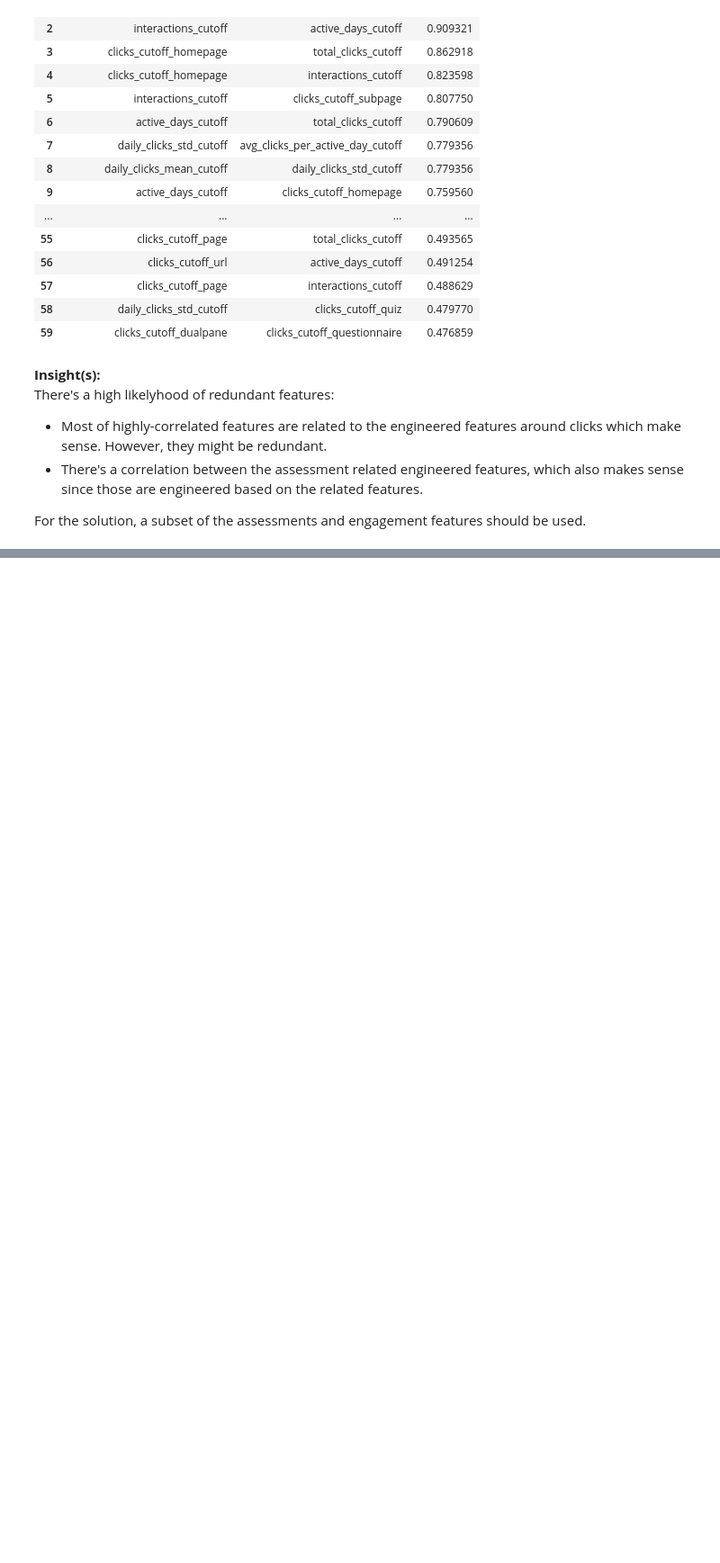
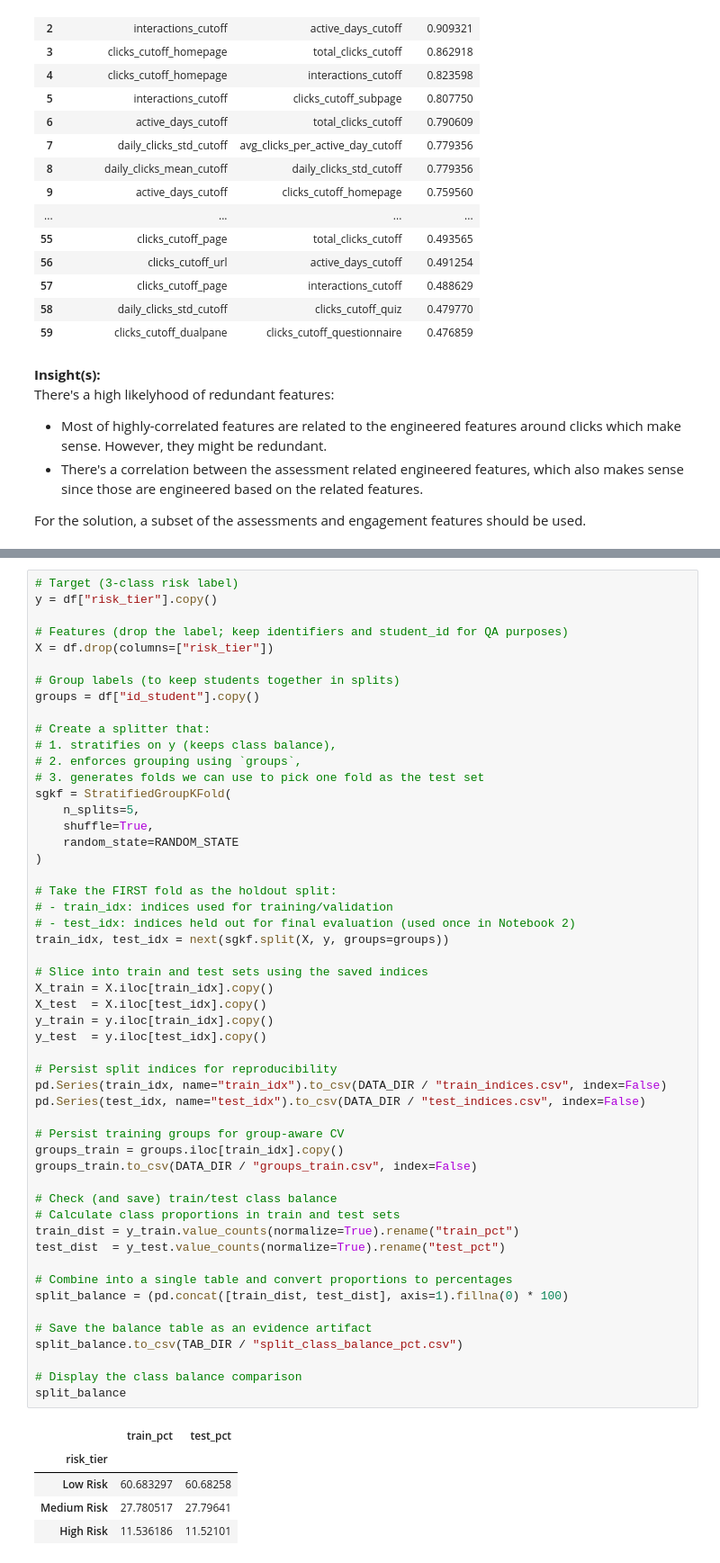
Before and after one commit to dataweby/ToU-Classification, a Jupyter notebook: notebooks/01_dataset_preprocessing.ipynb, the cells around one changed output, grey strips where cells are left out. Shown at 90% size. Drawn from its saved outputs; the diff is of its cells as text; blank space fills up the shorter version.

```diff
--- a/notebooks/01_dataset_preprocessing.ipynb
+++ b/notebooks/01_dataset_preprocessing.ipynb
@@ -1138,0 +1150,58 @@ Goals:
+# %%
+# Target (3-class risk label)
+y = df["risk_tier"].copy()
+
+# Features (drop the label; keep identifiers and student_id for QA purposes)
+X = df.drop(columns=["risk_tier"])
+
+# Group labels (to keep students together in splits)
+groups = df["id_student"].copy()
+
+# Create a splitter that:
+# 1. stratifies on y (keeps class balance),
+# 2. enforces grouping using `groups`,
+# 3. generates folds we can use to pick one fold as the test set
+sgkf = StratifiedGroupKFold(
+    n_splits=5,
+    shuffle=True,
+    random_state=RANDOM_STATE
+)
+
+# Take the FIRST fold as the holdout split:
+# - train_idx: indices used for training/validation
+# - test_idx: indices held out for final evaluation (used once in Notebook 2)
+train_idx, test_idx = next(sgkf.split(X, y, groups=groups))
+
+# Slice into train and test sets using the saved indices
+X_train = X.iloc[train_idx].copy()
+X_test  = X.iloc[test_idx].copy()
+y_train = y.iloc[train_idx].copy()
+y_test  = y.iloc[test_idx].copy()
+
+# Persist split indices for reproducibility
+pd.Series(train_idx, name="train_idx").to_csv(DATA_DIR / "train_indices.csv", index=False)
+pd.Series(test_idx, name="test_idx").to_csv(DATA_DIR / "test_indices.csv", index=False)
+
+# Persist training groups for group-aware CV
+groups_train = groups.iloc[train_idx].copy()
+groups_train.to_csv(DATA_DIR / "groups_train.csv", index=False)
+
+# Check (and save) train/test class balance
+# Calculate class proportions in train and test sets
+train_dist = y_train.value_counts(normalize=True).rename("train_pct")
+test_dist  = y_test.value_counts(normalize=True).rename("test_pct")
+
+# Combine into a single table and convert proportions to percentages
+split_balance = (pd.concat([train_dist, test_dist], axis=1).fillna(0) * 100)
+
+# Save the balance table as an evidence artifact
+split_balance.to_csv(TAB_DIR / "split_class_balance_pct.csv")
+
+# Display the class balance comparison
+split_balance
+# %% [output]
+|  | train_pct | test_pct |
+| risk_tier |  |  |
+| Low Risk | 60.683297 | 60.68258 |
+| Medium Risk | 27.780517 | 27.79641 |
+| High Risk | 11.536186 | 11.52101 |
```
Also changed, not shown: parts of 12 cells of this notebook, 8 other files.
